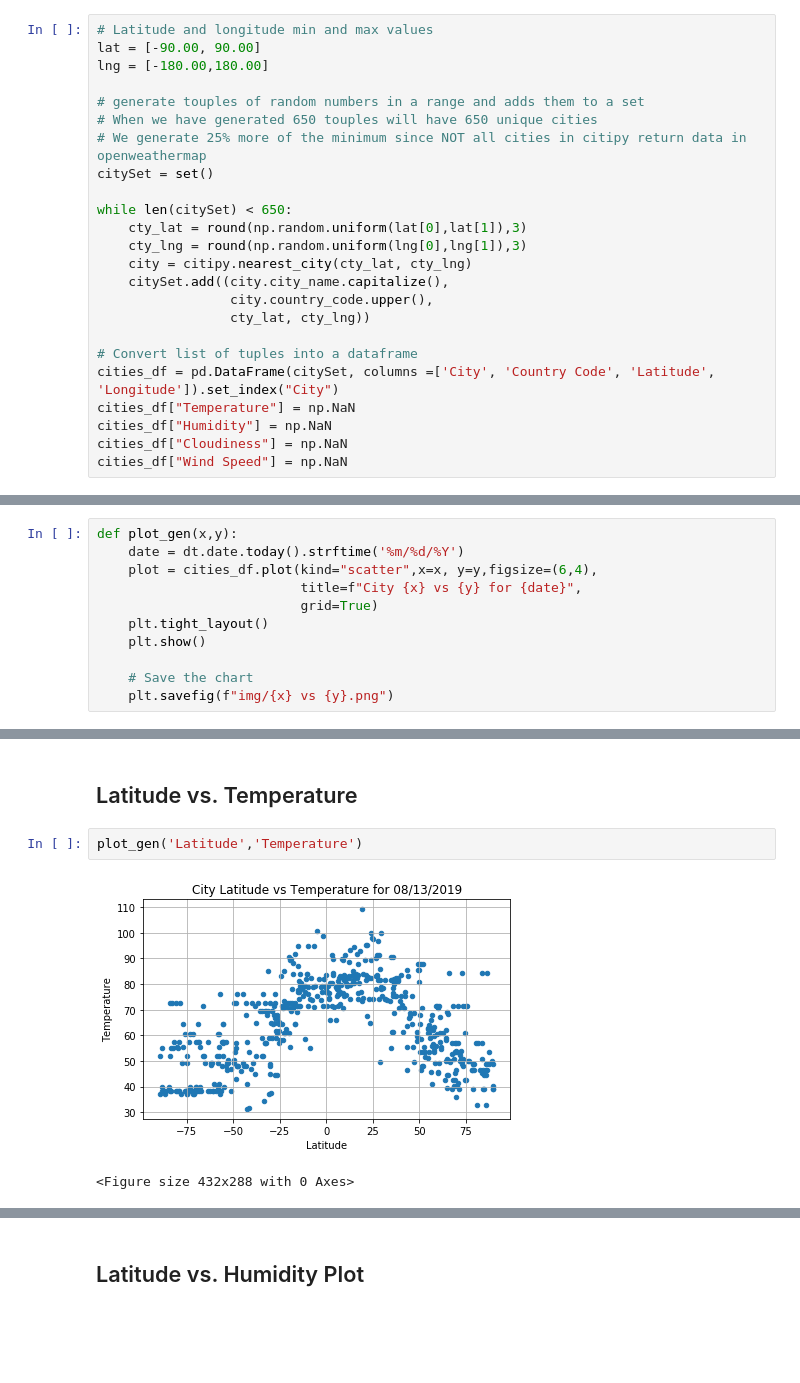
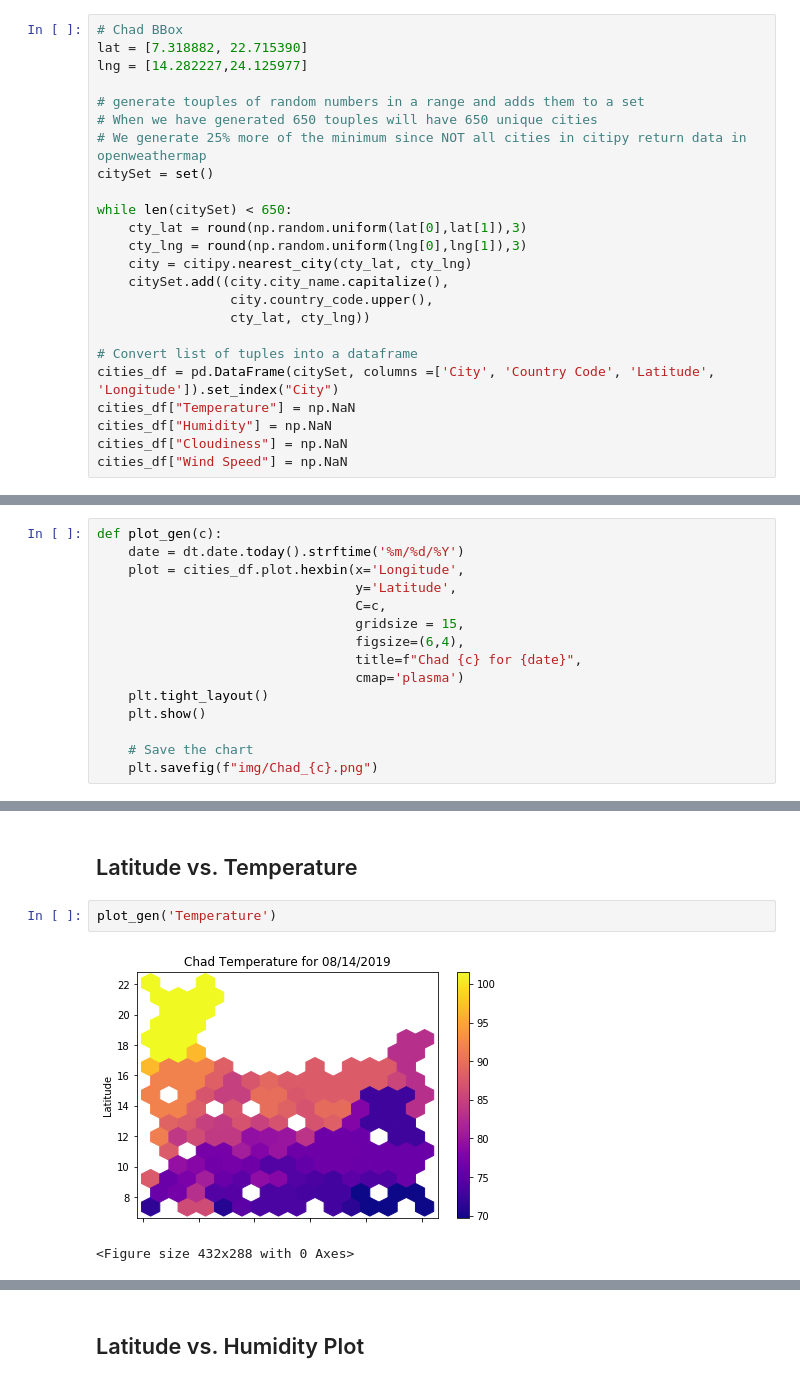
Before and after one commit to trivial-vector/Storytime, a Jupyter notebook: Storytime.ipynb, the cells around one changed output, grey strips where cells are left out. Drawn from its saved outputs; the diff is of its cells as text; blank space fills up the shorter version.

Commit message:
hexbins and map adjustments

```diff
--- a/Storytime.ipynb
+++ b/Storytime.ipynb
@@ -19,9 +19,9 @@ from citipy import citipy
 # %% [markdown]
 ## Generate Cities List
 # %%
-# Latitude and longitude min and max values
-lat = [-90.00, 90.00]
-lng = [-180.00,180.00]
+# Chad BBox
+lat = [7.318882, 22.715390]
+lng = [14.282227,24.125977]
 
 # generate touples of random numbers in a range and adds them to a set
 # When we have generated 650 touples will have 650 unique cities
@@ -87,14 +87,18 @@ cities_df.to_csv("cities.csv", index=False, header=True)
 # %% [markdown]
 ## Plot Gen
 # %%
-def plot_gen(x,y):
+def plot_gen(c):
     date = dt.date.today().strftime('%m/%d/%Y')
-    plot = cities_df.plot(kind="scatter",x=x, y=y,figsize=(6,4),
-                          title=f"City {x} vs {y} for {date}",
-                          grid=True)
+    plot = cities_df.plot.hexbin(x='Longitude',
+                                 y='Latitude',
+                                 C=c,
+                                 gridsize = 15,
+                                 figsize=(6,4),
+                                 title=f"Chad {c} for {date}",
+                                 cmap='plasma')
     plt.tight_layout()
     plt.show()
 
     # Save the chart
-    plt.savefig(f"img/{x} vs {y}.png")
+    plt.savefig(f"img/Chad_{c}.png")
 # %%
@@ -112,8 +116,8 @@ def map_gen(column):
 # %% [markdown]
 ## Latitude vs. Temperature
 # %%
-plot_gen('Latitude','Temperature')
+plot_gen('Temperature')
 # %% [output]
-[figure, old version]
+[figure, new version]
 <Figure size 432x288 with 0 Axes>
 # %%
```
Also changed, not shown: parts of 10 cells of this notebook, 5 other files.
